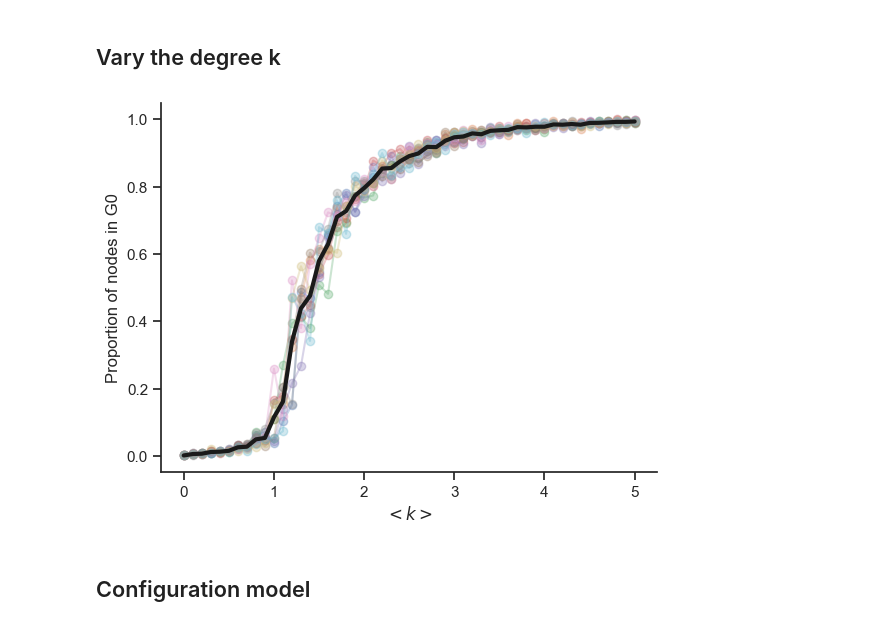
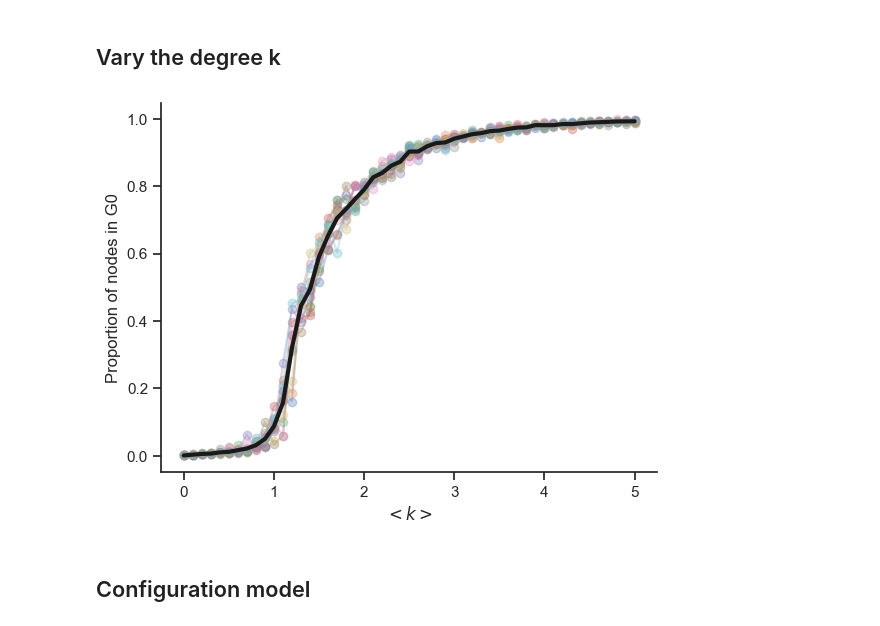
Before and after one commit to lordgrilo/complexity-book, a Jupyter notebook: 2-networkx/nb06_random_graphs.ipynb, the cells around one changed output. Saved outputs shown, nothing was run; the diff lists cells and outputs as text; code cells hidden in the pictures.

```diff
--- a/2-networkx/nb06_random_graphs.ipynb
+++ b/2-networkx/nb06_random_graphs.ipynb
@@ -120,40 +125,38 @@ sb.despine()
 # %% [markdown]
 ## Vary the degree k
-# %%
-N = 500  # number of nodes
-
-ks = np.arange(0, 5.1, 0.1)  # avg degrees
-ps = ks / (N - 1)  # corresponding wiring probabilities
-
-n_reps = 10
-
-# props = []
-props_arr = np.zeros((len(ps), n_reps))
-
-for i, p in enumerate(ps):
-    for rep in range(n_reps):
-
-        G = nx.erdos_renyi_graph(n=N, p=p)
-
-        # identify largest connected component
-        Gcc = sorted(nx.connected_components(G), key=len, reverse=True)
-        G0 = G.subgraph(Gcc[0])
-
-        prop = len(G0) / N
-        props_arr[i, rep] = prop
+# %%
+N = 1000
+
+ks = np.arange(0, 5.1, 0.1)
+
+ps = ks / (N - 1)
+
+n_reps = 10
+
+props_arr = np.zeros((len(ps), n_reps))
+
+for i, p in enumerate(ps):
+    for rep in range(n_reps):
+        G = nx.erdos_renyi_graph(N, p)
+
+        Gcc = sorted(nx.connected_components(G), key=len, reverse=True)
+        G0 = G.subgraph(Gcc[0])
+
+        prop = len(G0) / N
+        props_arr[i, rep] = prop
 # %%
 fig, ax = plt.subplots()
 
-ax.plot(ks, props_arr, "-o", alpha=0.3)
+ax.plot(ks, props_arr[:, :], "-o", alpha=0.3)
 
 ax.plot(ks, np.average(props_arr, axis=1), "k-", lw=3)
 
 ax.set_ylabel("Proportion of nodes in G0")
 ax.set_xlabel(r"$< k >$")
 
 sb.despine()
 # %% [output]
-[figure, old version]
+[figure, new version]
 # %% [markdown]
 ## Configuration model
 # %%
```
Also changed, not shown: parts of 17 cells of this notebook, 1 other file.
